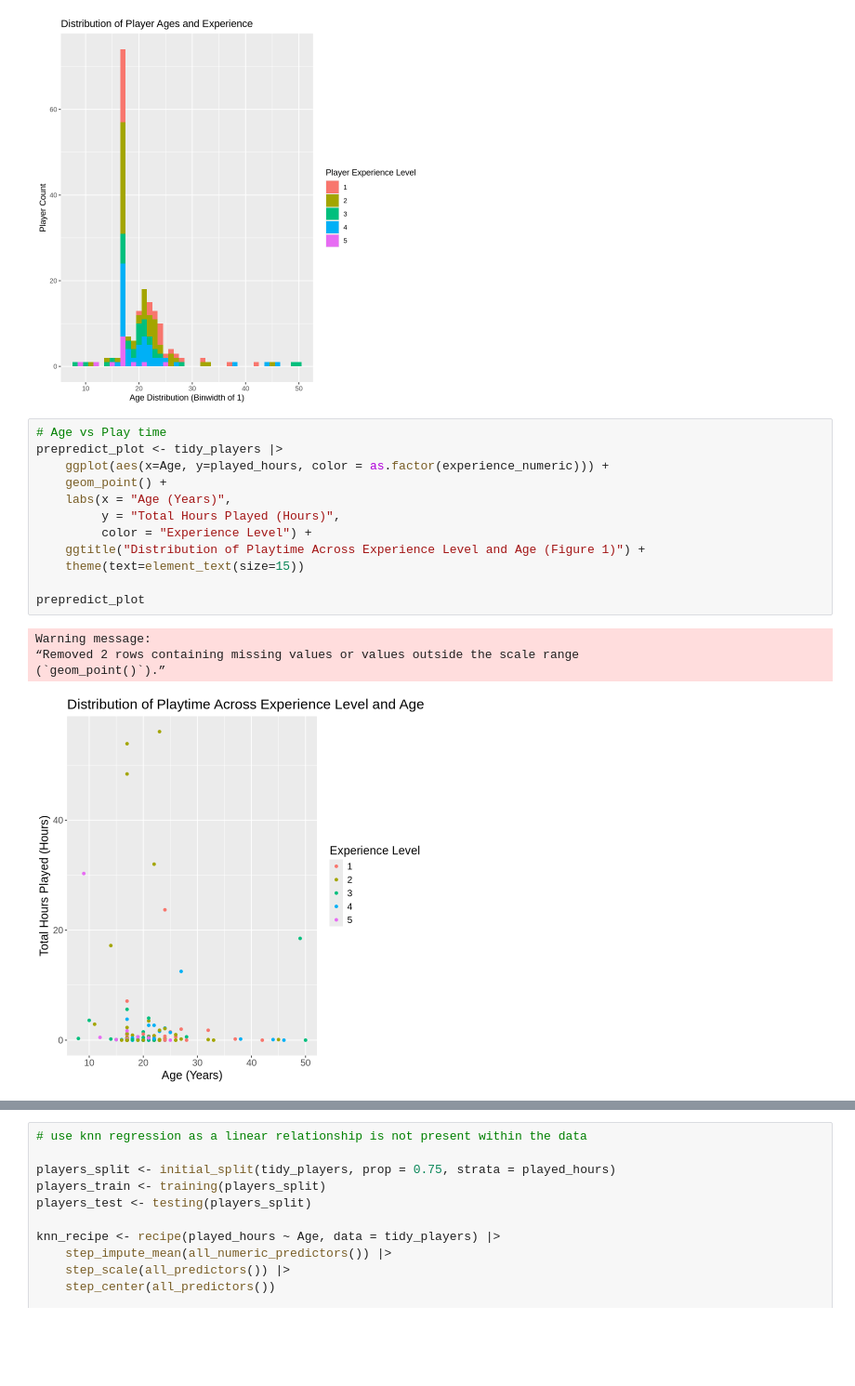
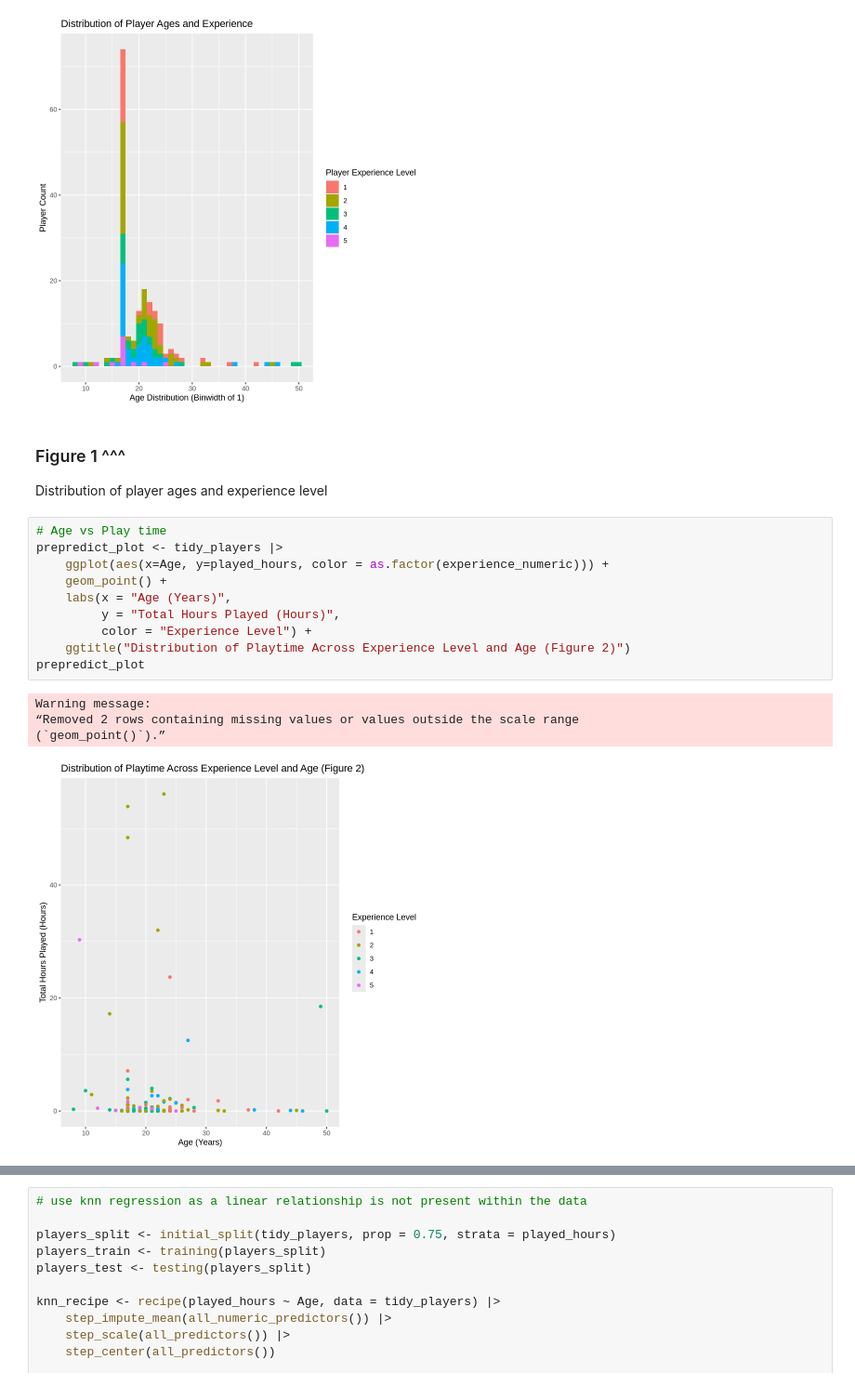
Before and after one commit to Seanrsl19/dsci-100-s006-g35, a Jupyter notebook: project_final.ipynb, the cells around one changed output, grey strips where cells are left out. Shown at 93% size. Saved outputs shown, nothing was run; the diff lists cells and outputs as text; blank space fills up the shorter version.

Commit message:
plot + figure names fix

```diff
--- a/project_final.ipynb
+++ b/project_final.ipynb
@@ -206,21 +188,22 @@ age_experience_dist
 Warning message:
 “Removed 2 rows containing non-finite outside the scale range (`stat_bin()`).”
 [figure]
+# %% [markdown]
+### Figure 1 ^^^
+Distribution of player ages and experience level
 # %%
 # Age vs Play time
 prepredict_plot <- tidy_players |>
     ggplot(aes(x=Age, y=played_hours, color = as.factor(experience_numeric))) +
     geom_point() +
     labs(x = "Age (Years)",
          y = "Total Hours Played (Hours)",
          color = "Experience Level") +
-    ggtitle("Distribution of Playtime Across Experience Level and Age (Figure 1)") +
-    theme(text=element_text(size=15))
-
+    ggtitle("Distribution of Playtime Across Experience Level and Age (Figure 2)")
 prepredict_plot
 # %% [output]
 Warning message:
 “Removed 2 rows containing missing values or values outside the scale range
 (`geom_point()`).”
-[figure, old version]
+[figure, new version]
 # %% [markdown]
```
Also changed, not shown: parts of 8 cells of this notebook.
